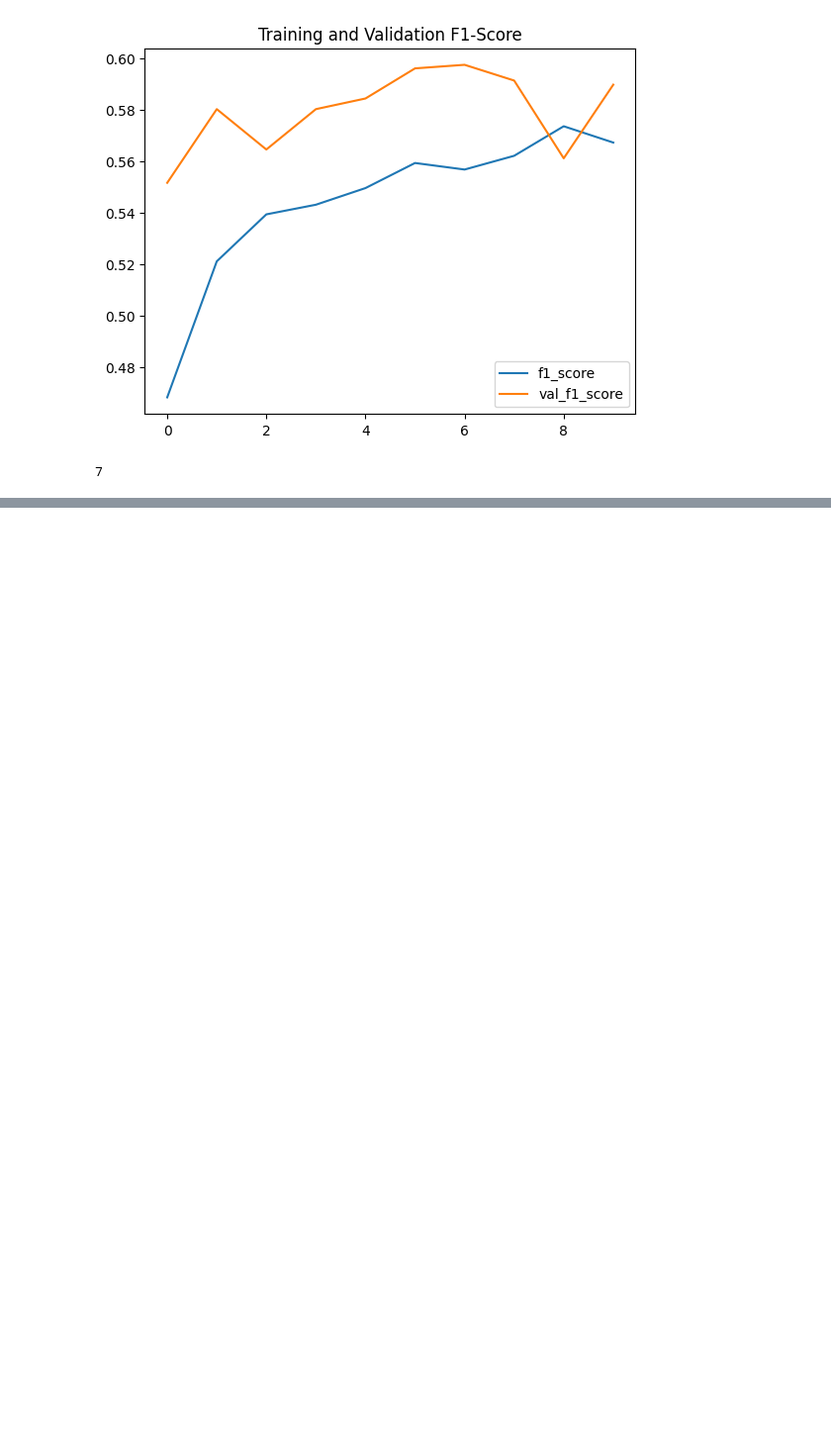
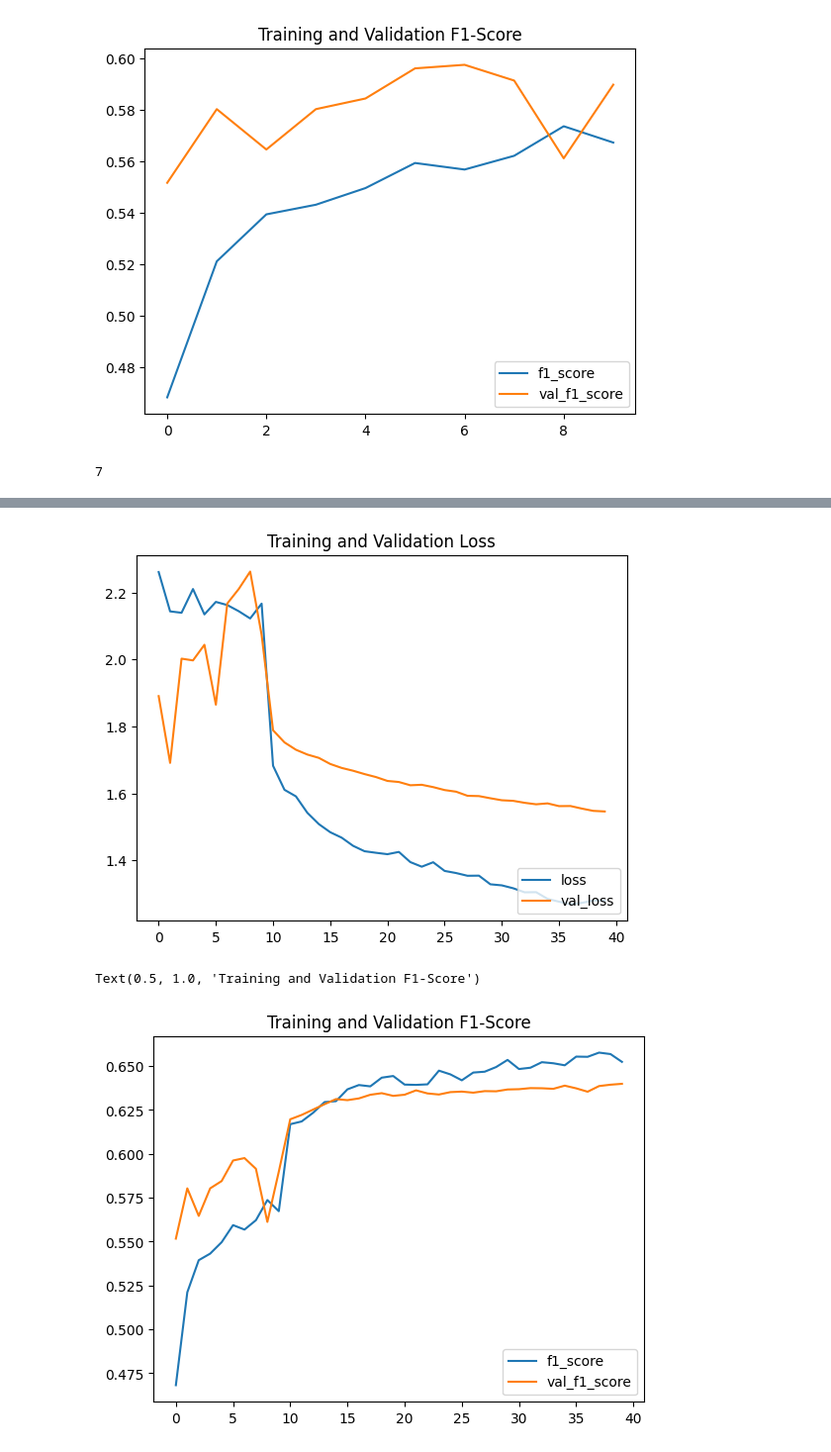
Before and after one commit to melihkacaman/pattern_classifier_module, a Jupyter notebook: notebooks/02 Model Building.ipynb, the cells around one changed output, grey strips where cells are left out. Shown at 99% size. Drawn from its saved outputs; the diff is of its cells as text; code cells hidden in the pictures; blank space fills up the shorter version.

Commit message:
resnet model is done

```diff
--- a/notebooks/02 Model Building.ipynb
+++ b/notebooks/02 Model Building.ipynb
@@ -1307,3 +1307,22 @@ Epoch 39/40
 268/268 [==============================] - 9113s 34s/step - loss: 1.2805 - recall: 0.6194 - precision: 0.6992 - val_loss: 1.5480 - val_recall: 0.6007 - val_precision: 0.6834
 Epoch 40/40
 268/268 [==============================] - 9029s 34s/step - loss: 1.2804 - recall: 0.6141 - precision: 0.6958 - val_loss: 1.5463 - val_recall: 0.6014 - val_precision: 0.6837
+# %%
+hist = pd.concat([pd.DataFrame(model_8_history.history), pd.DataFrame(model_8_history_fine.history)]).reset_index(drop=True)
+
+hist.columns = hist.columns.to_series().apply(lambda x: str(x).replace("_1", ""))
+hist['f1_score'] = hist.apply(lambda row: calculate_f1(row["precision"], row["recall"]), axis=1)
+hist['val_f1_score'] = hist.apply(lambda row: calculate_f1(row["val_precision"], row["val_recall"]), axis=1)
+
+hist[["loss", "val_loss"]].plot()
+plt.legend(loc='lower right')
+plt.title('Training and Validation Loss')
+plt.show()
+
+hist[["f1_score", "val_f1_score"]].plot()
+plt.legend(loc='lower right')
+plt.title('Training and Validation F1-Score')
+# %% [output]
+[figure, added]
+Text(0.5, 1.0, 'Training and Validation F1-Score')
+[figure, added]
```
